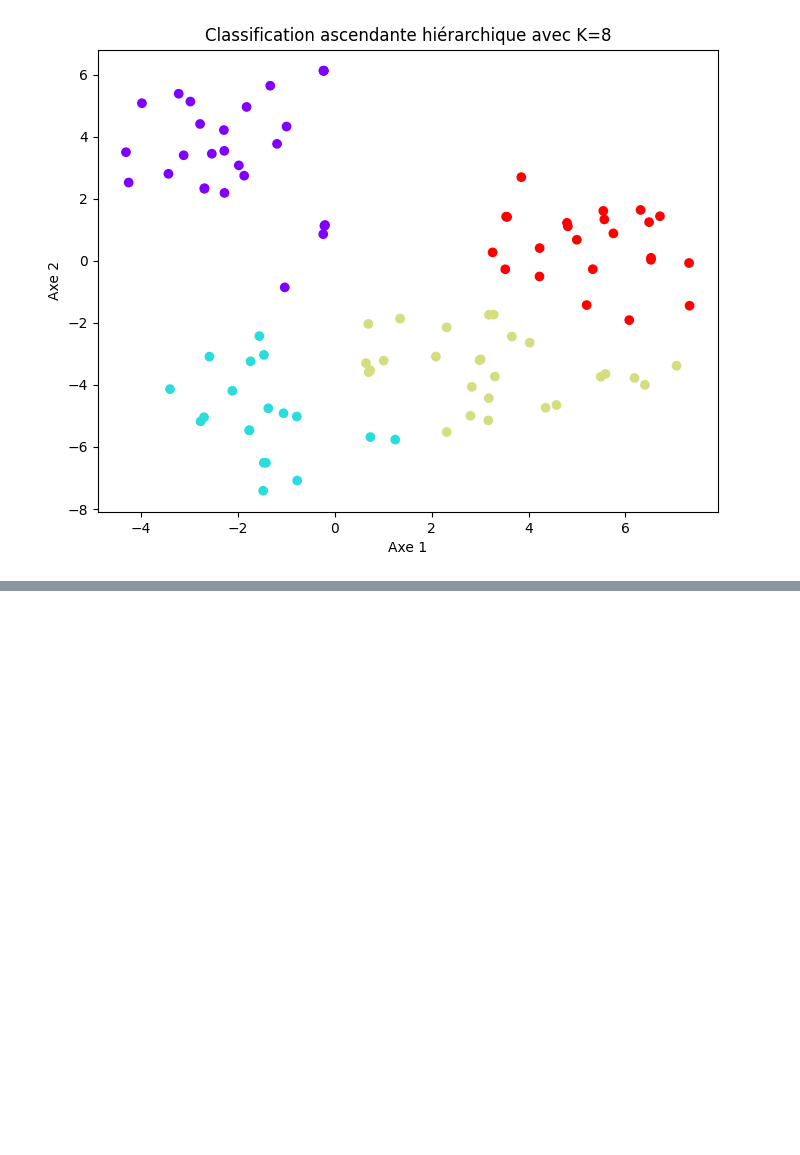
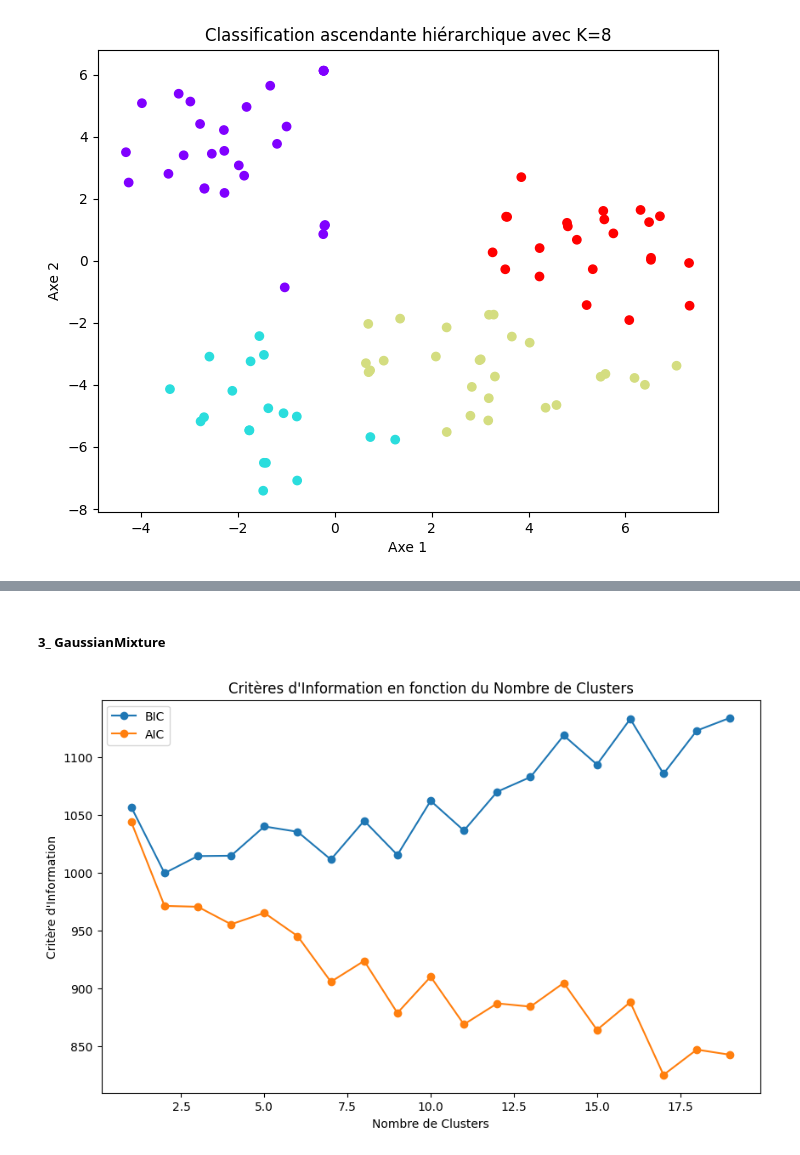
Before and after one commit to TLeandre/Categorisation-de-capteurs-de-pollution, a Jupyter notebook: scripts/Projet_Odata.ipynb, the cells around one changed output, grey strips where cells are left out. Saved outputs shown, nothing was run; the diff lists cells and outputs as text; code cells hidden in the pictures; blank space fills up the shorter version.

```diff
--- a/scripts/Projet_Odata.ipynb
+++ b/scripts/Projet_Odata.ipynb
@@ -1026,0 +1035,26 @@ plt.show()
+# %% [markdown]
+##### 3_ GaussianMixture
+# %%
+# Essayer différents nombres de clusters
+nombre_clusters = range(1, 20)
+bics = []
+aics = []
+
+for n in nombre_clusters:
+    gmm = GaussianMixture(n_components=n)
+    gmm.fit(Z_tsne)
+    # utilisation du Critère d'information d'Akaike et du Critère d'information bayésien
+    bics.append(gmm.bic(Z_tsne))
+    aics.append(gmm.aic(Z_tsne))
+
+# Tracer les courbes BIC et AIC en fonction du nombre de clusters
+plt.figure(figsize=(10, 6))
+plt.plot(nombre_clusters, bics, marker='o', label='BIC')
+plt.plot(nombre_clusters, aics, marker='o', label='AIC')
+plt.xlabel('Nombre de Clusters')
+plt.ylabel('Critère d\'Information')
+plt.title('Critères d\'Information en fonction du Nombre de Clusters')
+plt.legend()
+plt.show()
+# %% [output]
+[figure, added]
```
Also changed, not shown: parts of 26 cells of this notebook.
